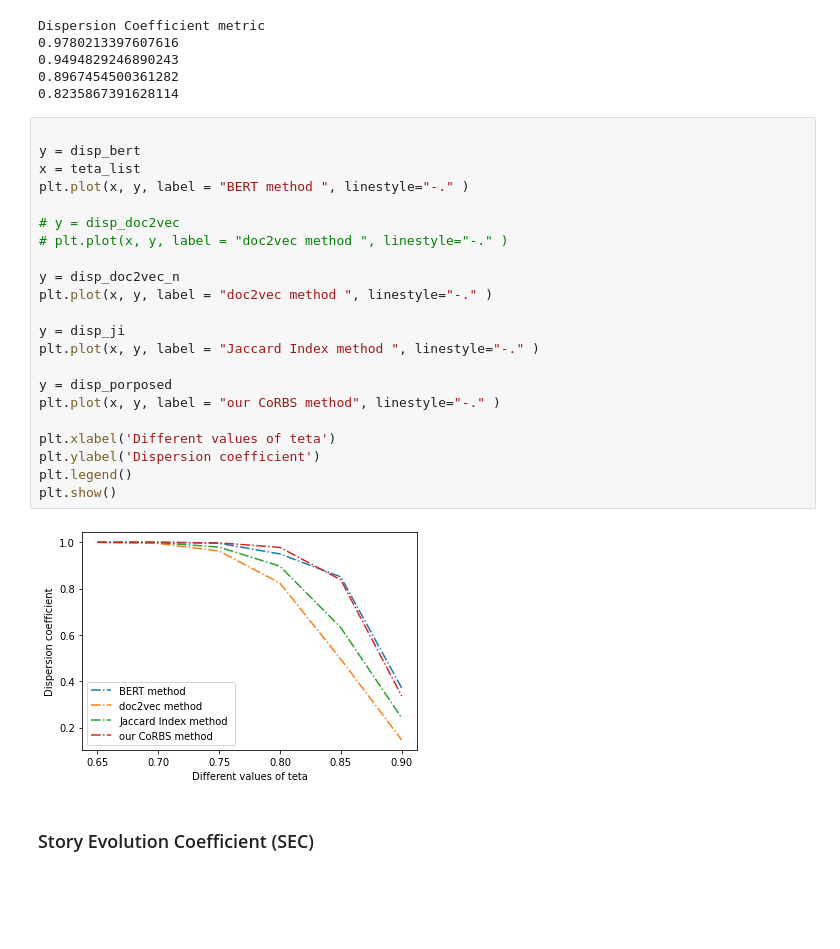
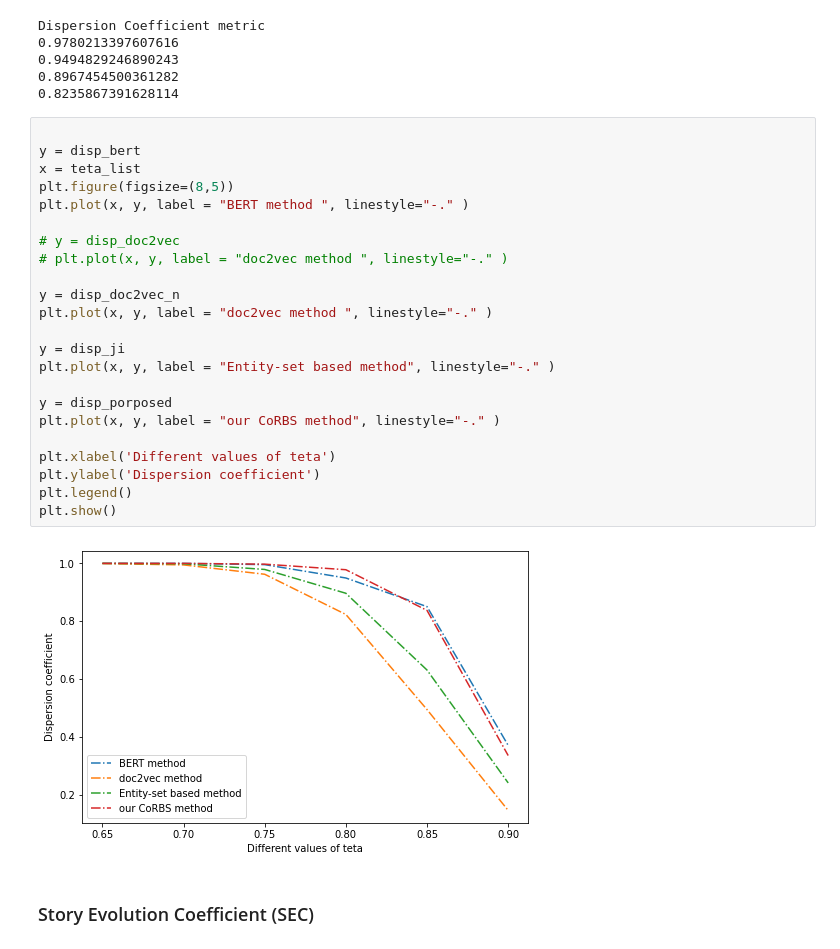
Before and after one commit to AlirezaPNouri/CoRBS, a Jupyter notebook: Experimental_result_four_metrics.ipynb, the cells around one changed output. Drawn from its saved outputs; the diff is of its cells as text; blank space fills up the shorter version.

```diff
--- a/Experimental_result_four_metrics.ipynb
+++ b/Experimental_result_four_metrics.ipynb
@@ -335,27 +333,28 @@ Dispersion Coefficient metric
 # %%
 
 y = disp_bert
 x = teta_list
+plt.figure(figsize=(8,5))
 plt.plot(x, y, label = "BERT method ", linestyle="-." )
 
 # y = disp_doc2vec
 # plt.plot(x, y, label = "doc2vec method ", linestyle="-." )
 
 y = disp_doc2vec_n
 plt.plot(x, y, label = "doc2vec method ", linestyle="-." )
 
 y = disp_ji
-plt.plot(x, y, label = "Jaccard Index method ", linestyle="-." )
+plt.plot(x, y, label = "Entity-set based method", linestyle="-." )
 
 y = disp_porposed
 plt.plot(x, y, label = "our CoRBS method", linestyle="-." )
 
 plt.xlabel('Different values of teta')
 plt.ylabel('Dispersion coefficient')
 plt.legend()
 plt.show()
 # %% [output]
-[figure, old version]
+[figure, new version]
 # %% [markdown]
 ### Story Evolution Coefficient (SEC)
 # %%
```
Also changed, not shown: parts of 5 cells of this notebook.
